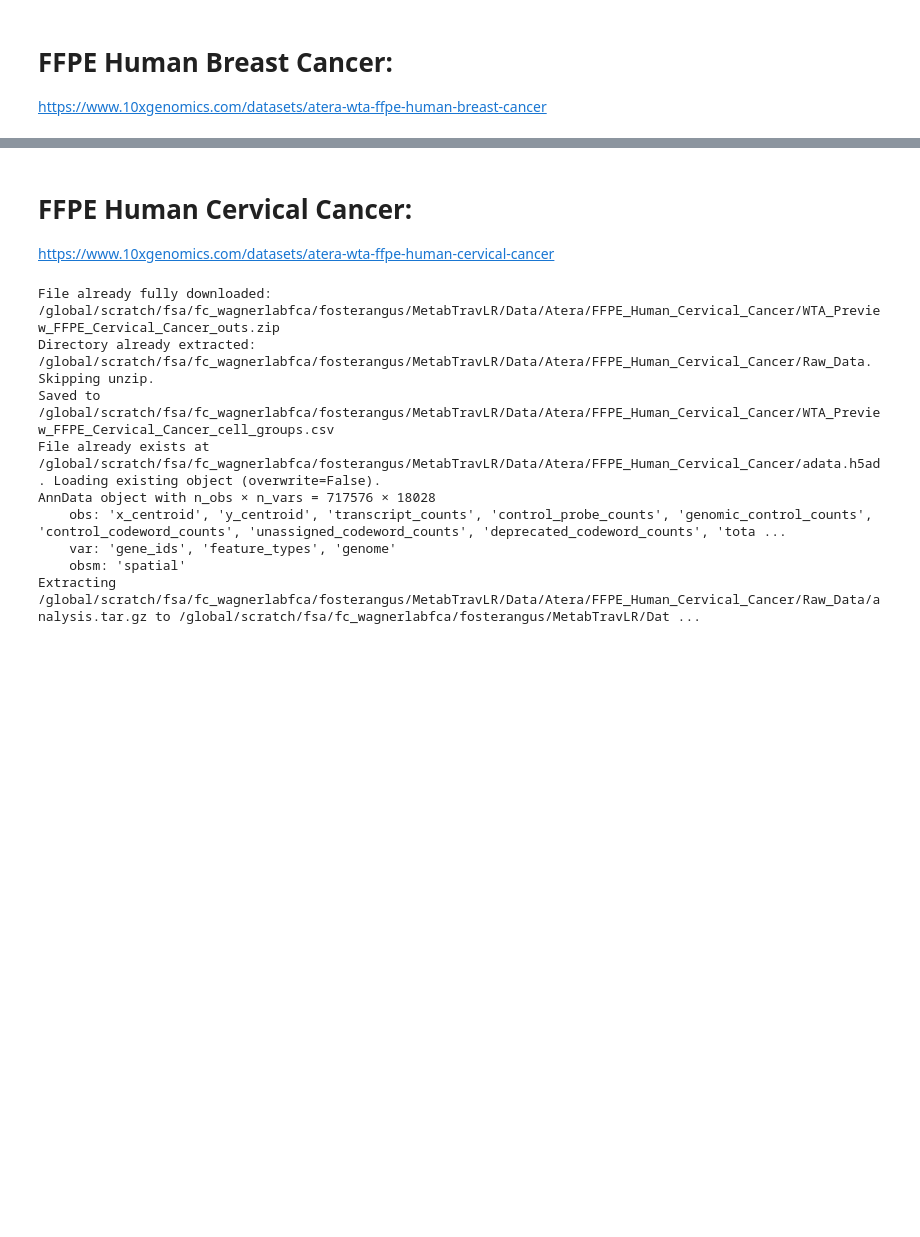
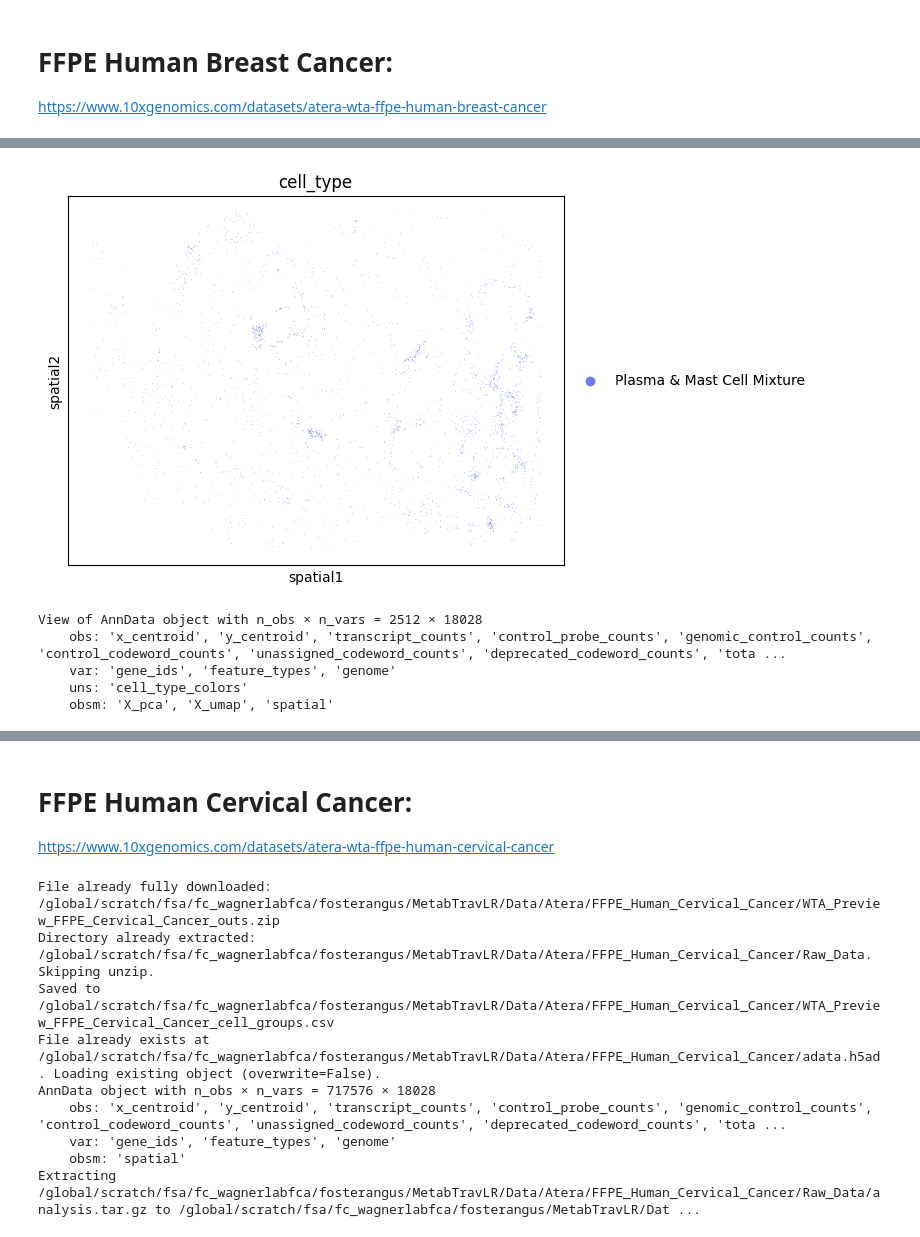
Before and after one commit to fosterea/MetabTravLR, a Jupyter notebook: metab_processing/Preprocess/atera_download.ipynb, the cells around one changed output, grey strips where cells are left out. Cells and saved outputs as stored; diff of their text form; code cells hidden in the pictures; blank space fills up the shorter version.

```diff
--- a/metab_processing/Preprocess/atera_download.ipynb
+++ b/metab_processing/Preprocess/atera_download.ipynb
@@ -272,0 +270,10 @@ View of AnnData object with n_obs × n_vars = 8018 × 18028
+# %%
+sc.pl.embedding(adata[adata.obs['cell_type'] == 'Plasma & Mast Cell Mixture'], basis='spatial', color='cell_type', size=1)
+adata[adata.obs['cell_type'] == 'Plasma & Mast Cell Mixture']
+# %% [output]
+[figure, added]
+View of AnnData object with n_obs × n_vars = 2512 × 18028
+    obs: 'x_centroid', 'y_centroid', 'transcript_counts', 'control_probe_counts', 'genomic_control_counts', 'control_codeword_counts', 'unassigned_codeword_counts', 'deprecated_codeword_counts', 'tota ...
+    var: 'gene_ids', 'feature_types', 'genome'
+    uns: 'cell_type_colors'
+    obsm: 'X_pca', 'X_umap', 'spatial'
```
Also changed, not shown: parts of 9 cells of this notebook, 2 other files.
